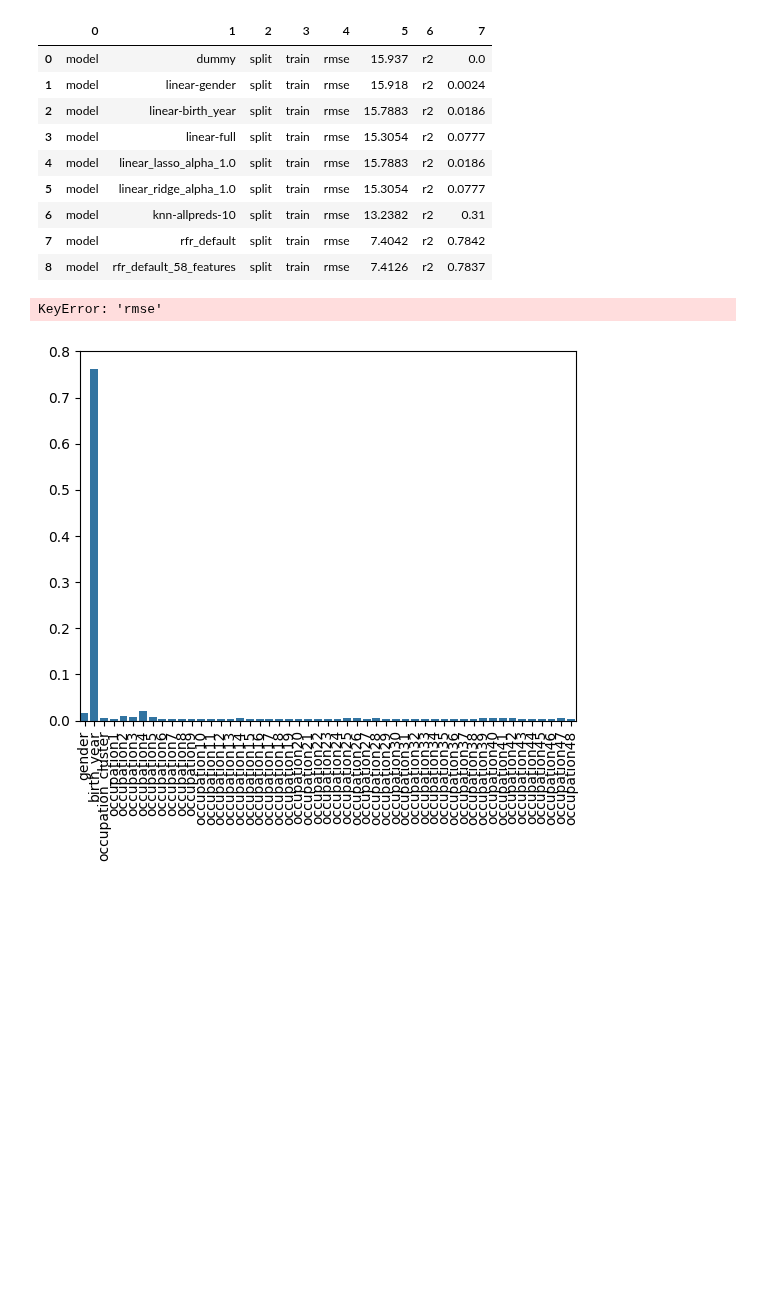
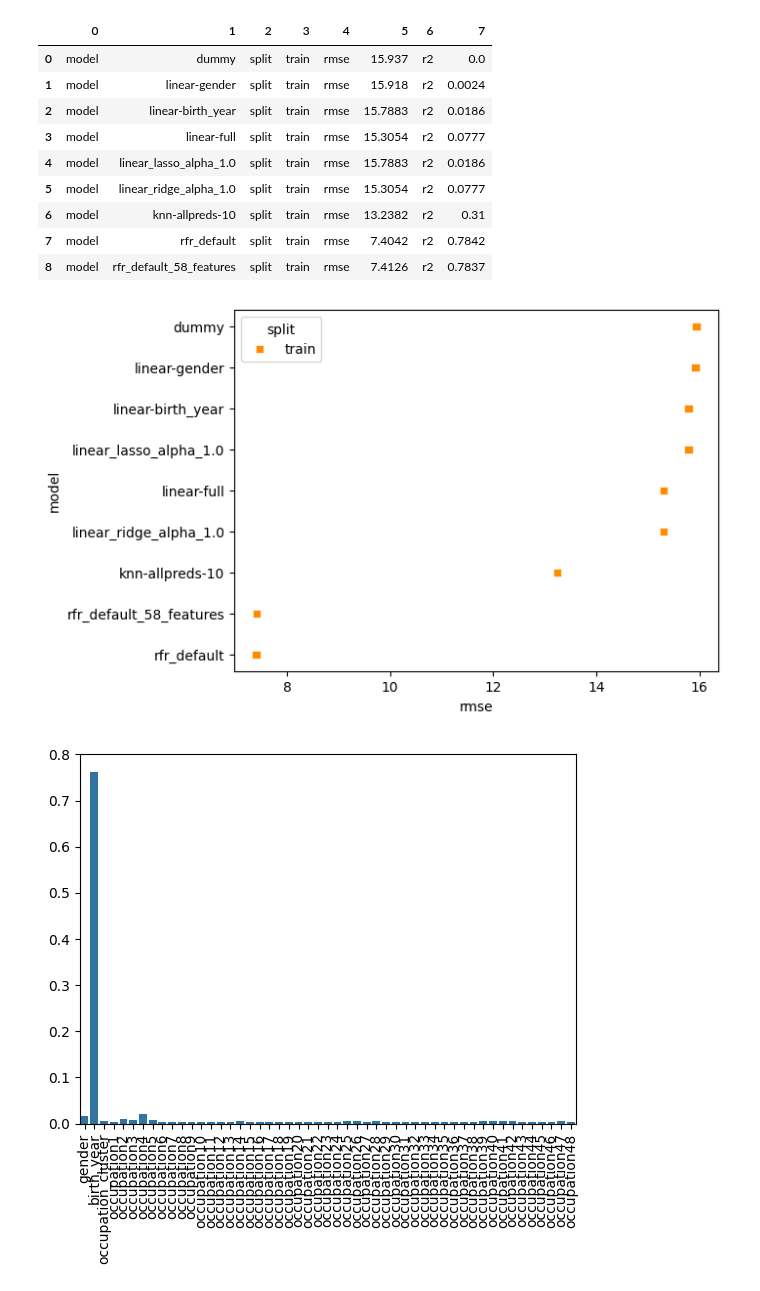
Before and after one commit to sigridbom/datascience_exam, a Jupyter notebook: notebooks/3_building_models.ipynb, the cells around one changed output. Saved outputs shown, nothing was run; the diff lists cells and outputs as text; code cells hidden in the pictures; blank space fills up the shorter version.

```diff
--- a/notebooks/3_building_models.ipynb
+++ b/notebooks/3_building_models.ipynb
@@ -204,14 +193,16 @@ performances.append({'model': 'rfr_default',
 # reload model
 rfreg = pkl.load(open('/work/datascience_exam/output/models/rfr_default_all_features.pkl','rb'))
 # %%
-df = pd.read_csv('/work/datascience_exam/output/models/model_performances.csv', index_col=0)
+# how to read df into a dictionary
+df = pd.read_csv('/work/datascience_exam/output/models/model_performances_dict.csv')
 
 # make into list format
 performances2 = []
 
-for index, row in df.iterrows[]:
-    row_list = []
+for index, row in df.iterrows():
+    row_dict = {}
     for col in df.columns:
-        row_list.append(col)
-        row_list.append(row[col])
-    performances2.append(row_list)
+        row_dict[col] = row[col]
+    performances2.append(row_dict)
+
+print(*performances2, sep = '\n')
@@ -427,16 +426,16 @@ perf_df
 | 8 | model | rfr_default_58_features | split | train | rmse | 7.4126 | r2 | 0.7837 |
 # %%
 # plotting performances
-perf_df = pd.DataFrame(performances)
+perf_df = pd.DataFrame(performances2)
 sns.scatterplot(data=perf_df.sort_values(by='rmse', ascending=False),
                 y='model',
                 x='rmse',
                 marker='s',
                 hue='split',
                 palette=['darkorange', 'grey', 'darkred'])
 plt.show()
 # %% [output]
-KeyError: 'rmse'
+[figure, added]
 # %%
 # plotting feature importances
 importances = randomized_search.best_estimator_.feature_importances_
```
Also changed, not shown: parts of 15 cells of this notebook, 1 other file.
